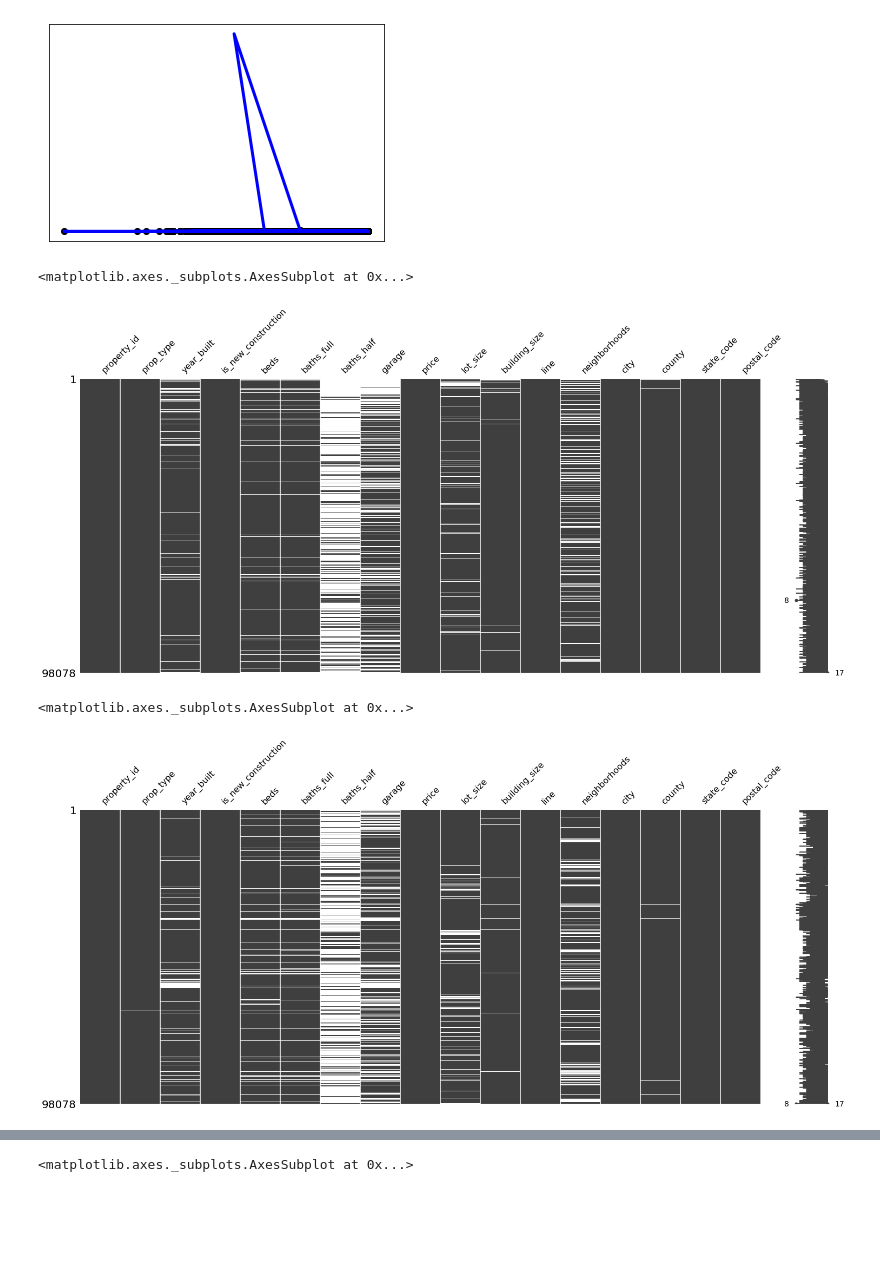
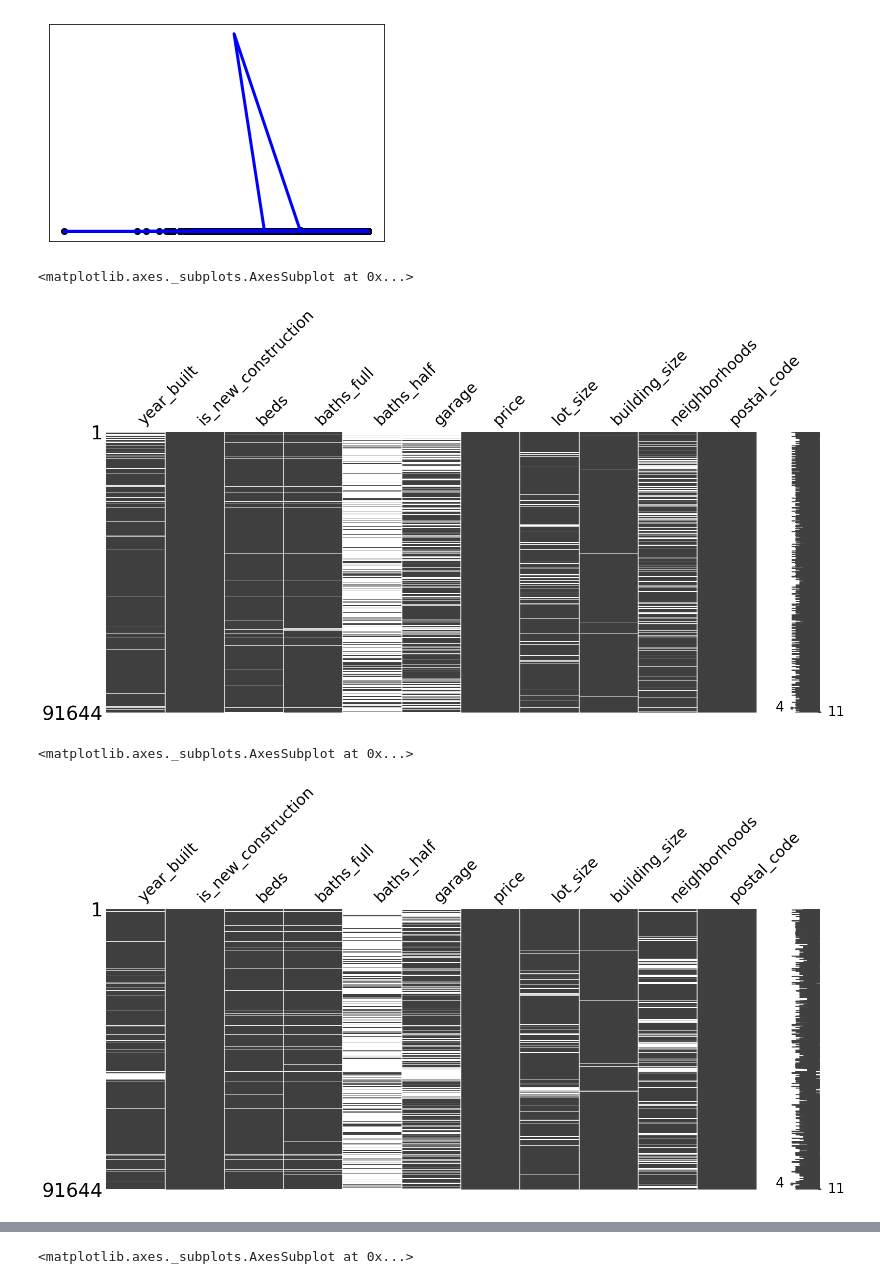
Before and after one commit to sakuraszy/STATS-170A-Group, a Jupyter notebook: Modeling/Baseline.ipynb, the cells around one changed output, grey strips where cells are left out. Saved outputs shown, nothing was run; the diff lists cells and outputs as text; code cells hidden in the pictures; blank space fills up the shorter version.

```diff
--- a/Modeling/Baseline.ipynb
+++ b/Modeling/Baseline.ipynb
@@ -7,7 +7,7 @@ import pandas as pd
 import sklearn.model_selection
 from collections import defaultdict
 # %%
-df = pd.read_csv("/Users/shensakura/Desktop/Stats 170A/project/STATS-170A-Group/Data_raw/zip_housing.csv")
+df = pd.read_csv("/Users/shensakura/Desktop/Stats 170A/project/STATS-170A-Group/Data_in_process/zip_housing_house.csv")
 # %%
 df
 # %% [output]
@@ -148,10 +148,10 @@ plt.show()
 # %%
 import pandas as pd
 import missingno as msno
 #df.sort_values('price')
 # Loading the dataset
 # Visualize missing values as a matrix
-msno.matrix(df.sort_values('price'))
+msno.matrix(df.sort_values('price'),fontsize=30)
 # %% [output]
 <matplotlib.axes._subplots.AxesSubplot at 0x...>
-[figure, old version]
+[figure, new version]
@@ -158,6 +170,6 @@ msno.matrix(df.sort_values('price'))
 # %%
-msno.matrix(df)
+msno.matrix(df,fontsize=30)
 # %% [output]
 <matplotlib.axes._subplots.AxesSubplot at 0x...>
-[figure, old version]
+[figure, new version]
 # %%
```
Also changed, not shown: parts of 8 cells of this notebook, 2 other files.
